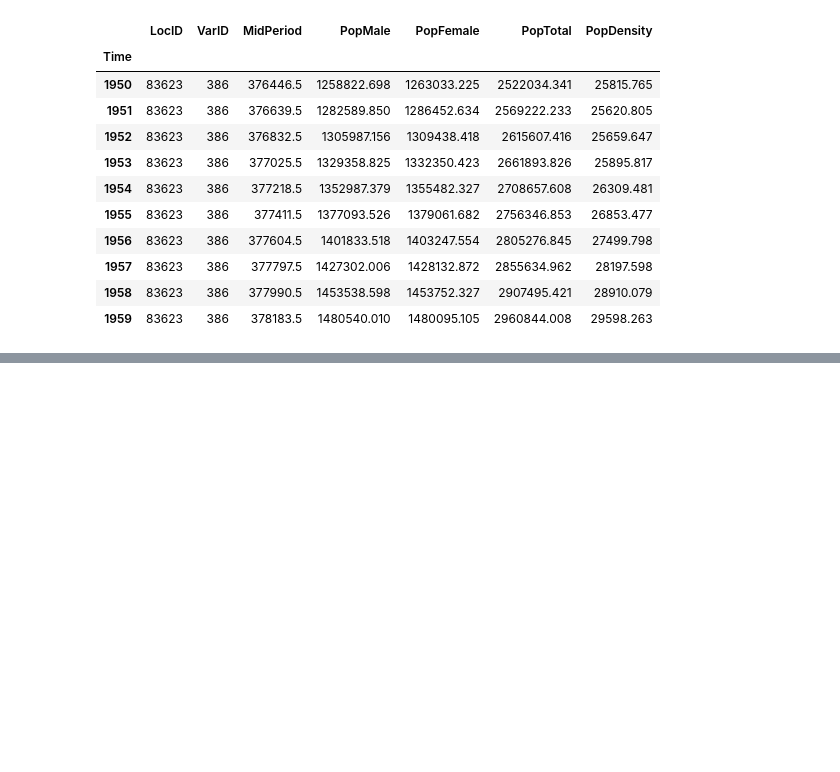
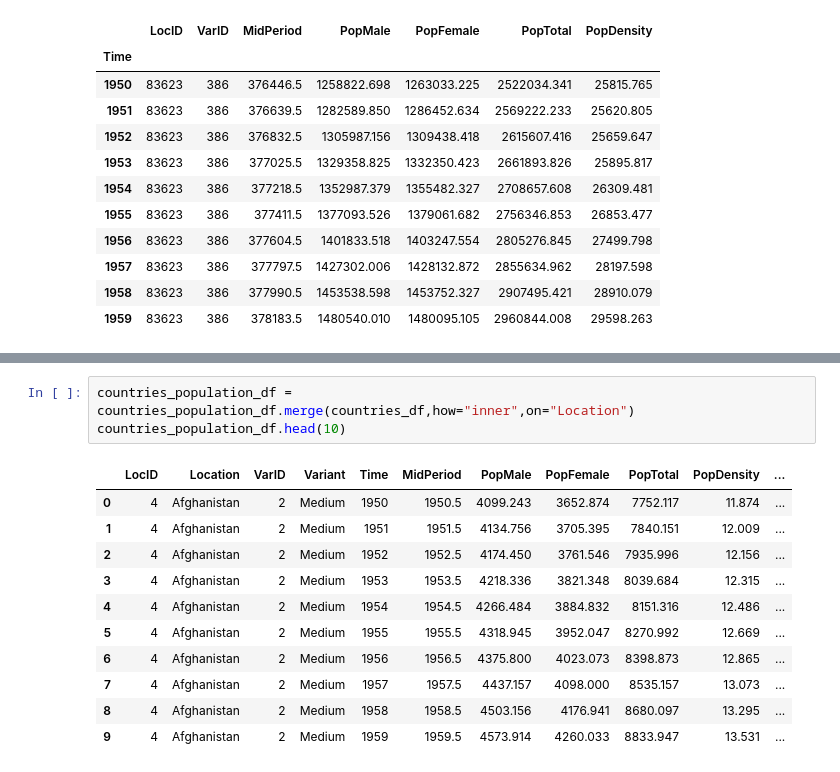
Before and after one commit to MartinPoveda/world_population_evolution, a Jupyter notebook: population_evolution.ipynb, the cells around one changed output, grey strips where cells are left out. Drawn from its saved outputs; the diff is of its cells as text; blank space fills up the shorter version.

```diff
--- a/population_evolution.ipynb
+++ b/population_evolution.ipynb
@@ -107,0 +132,15 @@ plt.savefig("figures/world_population_projection")
+# %%
+countries_population_df = countries_population_df.merge(countries_df,how="inner",on="Location")
+countries_population_df.head(10)
+# %% [output]
+|  | LocID | Location | VarID | Variant | Time | MidPeriod | PopMale | PopFemale | PopTotal | PopDensity | ... |
+| 0 | 4 | Afghanistan | 2 | Medium | 1950 | 1950.5 | 4099.243 | 3652.874 | 7752.117 | 11.874 | ... |
+| 1 | 4 | Afghanistan | 2 | Medium | 1951 | 1951.5 | 4134.756 | 3705.395 | 7840.151 | 12.009 | ... |
+| 2 | 4 | Afghanistan | 2 | Medium | 1952 | 1952.5 | 4174.450 | 3761.546 | 7935.996 | 12.156 | ... |
+| 3 | 4 | Afghanistan | 2 | Medium | 1953 | 1953.5 | 4218.336 | 3821.348 | 8039.684 | 12.315 | ... |
+| 4 | 4 | Afghanistan | 2 | Medium | 1954 | 1954.5 | 4266.484 | 3884.832 | 8151.316 | 12.486 | ... |
+| 5 | 4 | Afghanistan | 2 | Medium | 1955 | 1955.5 | 4318.945 | 3952.047 | 8270.992 | 12.669 | ... |
+| 6 | 4 | Afghanistan | 2 | Medium | 1956 | 1956.5 | 4375.800 | 4023.073 | 8398.873 | 12.865 | ... |
+| 7 | 4 | Afghanistan | 2 | Medium | 1957 | 1957.5 | 4437.157 | 4098.000 | 8535.157 | 13.073 | ... |
+| 8 | 4 | Afghanistan | 2 | Medium | 1958 | 1958.5 | 4503.156 | 4176.941 | 8680.097 | 13.295 | ... |
+| 9 | 4 | Afghanistan | 2 | Medium | 1959 | 1959.5 | 4573.914 | 4260.033 | 8833.947 | 13.531 | ... |
```
Also changed, not shown: parts of 8 cells of this notebook, 4 other files.
